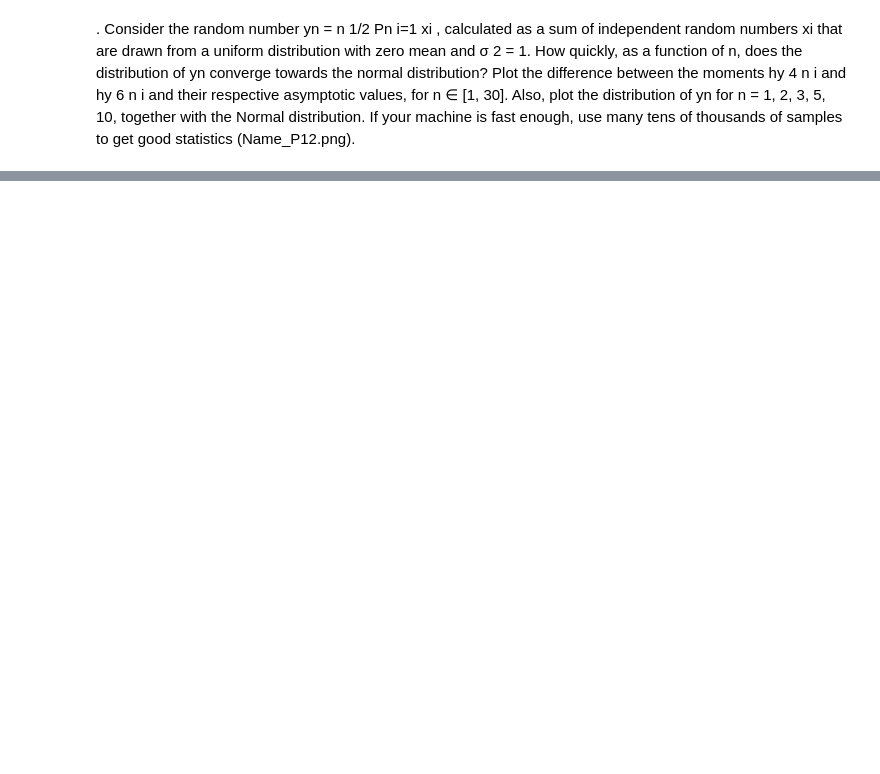
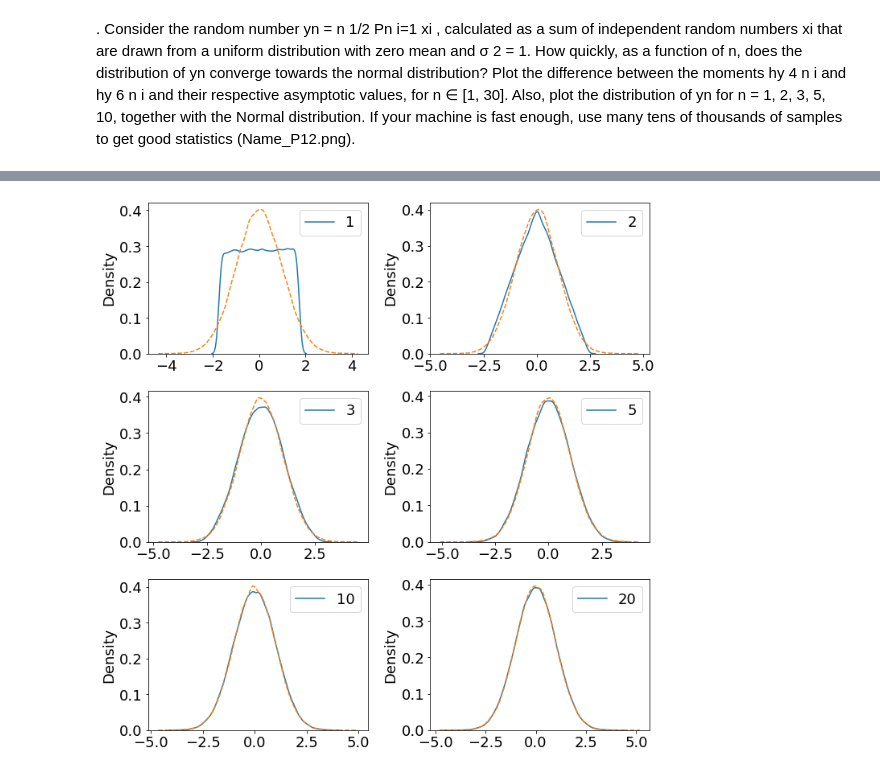
Before and after one commit to janweinreich/stoch_proc, a Jupyter notebook: 3/walkers.ipynb, the cells around one changed output, grey strips where cells are left out. Saved outputs shown, nothing was run; the diff lists cells and outputs as text; code cells hidden in the pictures; blank space fills up the shorter version.

```diff
--- a/3/walkers.ipynb
+++ b/3/walkers.ipynb
@@ -123,0 +147,28 @@ for n in [1, 2, 3, 5, 10]:
+# %%
+fig, ((ax0, ax1), (ax2, ax3), (ax4, ax5)) = plt.subplots(3, 2, figsize= (10, 10))
+N = 100000
+sns.kdeplot(gen_smpls(N, 1   ),ax=ax0, label = '1')
+sns.kdeplot(gen_smpls(N, 2   ),ax=ax1, label = '2')
+sns.kdeplot(gen_smpls(N, 3   ),ax=ax2, label = '3')
+sns.kdeplot(gen_smpls(N, 5   ),ax=ax3, label = '5')
+sns.kdeplot(gen_smpls(N, 10  ),ax=ax4, label = '10')
+sns.kdeplot(gen_smpls(N, 20  ),ax=ax5, label = '20')
+
+
+sns.kdeplot(np.random.normal(size = N),ls='--',ax=ax0)
+sns.kdeplot(np.random.normal(size = N),ls='--',ax=ax1)
+sns.kdeplot(np.random.normal(size = N),ls='--',ax=ax2)
+sns.kdeplot(np.random.normal(size = N),ls='--',ax=ax3)
+sns.kdeplot(np.random.normal(size = N),ls='--',ax=ax4)
+sns.kdeplot(np.random.normal(size = N),ls='--',ax=ax5)
+
+ax0.legend(fontsize=fontsize)
+ax1.legend(fontsize=fontsize)
+ax2.legend(fontsize=fontsize)
+ax3.legend(fontsize=fontsize)
+ax4.legend(fontsize=fontsize)
+ax5.legend(fontsize=fontsize)
+
+plt.tight_layout()
+# %% [output]
+[figure, added]
```
Also changed, not shown: parts of 10 cells of this notebook.
